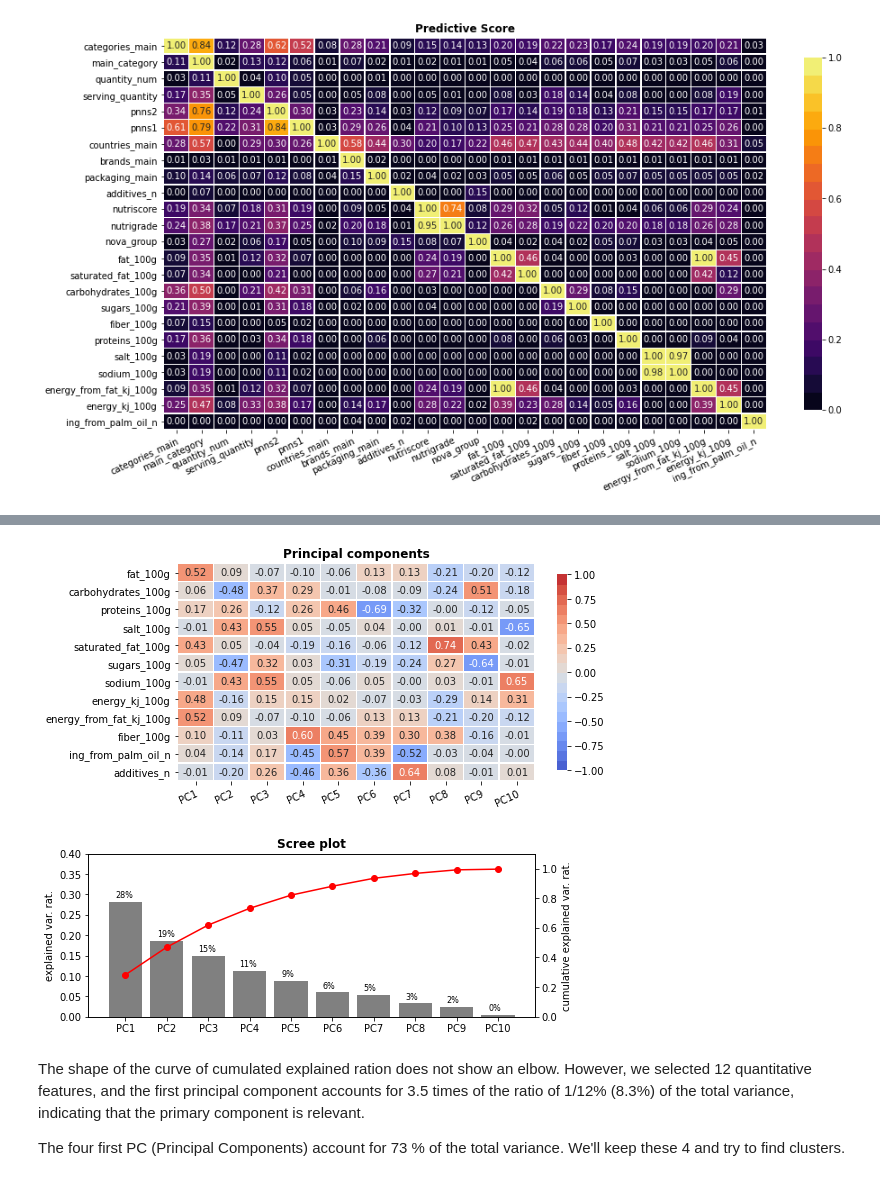
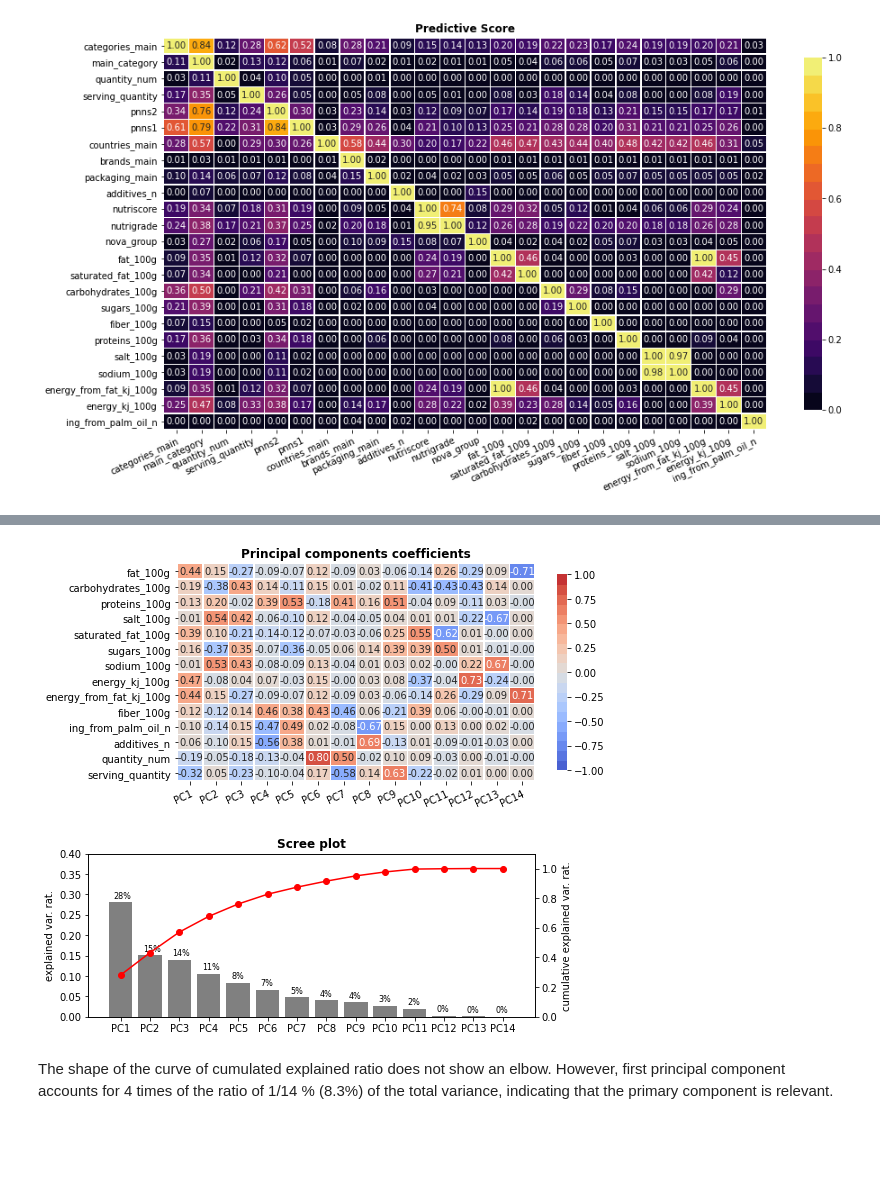
Before and after one commit to SmellyArmure/OC_DS_Project3, a Jupyter notebook: NOTEBOOKS/P3_Analysis.ipynb, the cells around one changed output, grey strips where cells are left out. Saved outputs shown, nothing was run; the diff lists cells and outputs as text; code cells hidden in the pictures; blank space fills up the shorter version.

```diff
--- a/NOTEBOOKS/P3_Analysis.ipynb
+++ b/NOTEBOOKS/P3_Analysis.ipynb
@@ -302,7 +326,7 @@ for i, c in enumerate(quant_cols,1):
         plot_hist_qqplot(df[c].dropna().values, c, save=False)
     else:
         plot_hist_qqplot(df[c].values, c, save=False)
-    # plt.savefig(os.getcwd()+'/FIG/'+'A_1_1_qqplot_'+c+'.png', dpi=400)
+    if plot_enabled: plt.savefig(os.getcwd()+'/FIG/'+'A_1_1_qqplot_'+c+'.png', dpi=400)
     plt.show()
     with pd.option_context('display.float_format', '{:,.3f}'.format):
         display(normality_tests(df[c], print_opt=False))
@@ -707,9 +735,11 @@ plt.plot_date(dates, y_roll, ls='-', markersize=2, lw=1.5, color='b')
 ax = plt.gca()
 sns.regplot(dates, y_roll, marker='None', color='r', ax= ax)
 ax.set(ylim=(0,np.nanmax(y_roll)*1.1))
-ax.set_title("Evolution of mean 'nutriscore' in new products through time", fontweight='bold')
+ax.set_title("Evolution of mean 'nutriscore' in new products through time",
+             fontweight='bold')
 fig.tight_layout()
-# plt.savefig(os.getcwd()+'/FIG/'+'A_2_0_evol_100g_thr_time.png', dpi=400);
+if plot_enabled: plt.savefig(os.getcwd()+'/FIG/'+'A_2_2_evol_nutriscore.png',
+                             dpi=400);
 plt.show()
 
 # Regression coefficients and result of stationary tests on 'nutriscore'
@@ -1491,2 +1573,4 @@ Probably dependent
+# %%
+plot_enabled = False
 # %%
 from P3_Analysis_functions import *
@@ -1494,14 +1597,19 @@ from P3_Analysis_functions import *
 ##### Principal Component Analysis #####
 
 np.set_printoptions(formatter={'float': '{: 6.2f}'.format})
-
 ## --Feature and index (dropna) selection for PCA
-pca_cols = cols_1_Q + cols_2_Q + cols_3_Q
+pca_cols = cols_1_Q + cols_2_Q + cols_3_Q + cols_4_Q
 pca_cols = [c for c in pca_cols if c!='nutriscore']
 id_code = df[pca_cols].dropna(how='any').index
-X = df.loc[id_code, pca_cols].values
-
-## --Data standardisation
-print('-----standardisation-----')
+X = df.loc[id_code, pca_cols].sample(1000).values
+# --Data standardisation
 X_sc = StandardScaler().fit_transform(X)
-print(X_sc)
+# -- Principal components determination
+n_comp = 14
+pca = PCA(n_components=n_comp).fit(X_sc)
+# -- Principal components coefficients (depending on original features)
+pca_df = pd.DataFrame(pca.components_,
+                      index=['PC'+str(i+1) for i in range(n_comp)],
+                      columns=pca_cols).T
+# Projecting X on principal components
+X_proj = pca.transform(X_sc)
@@ -1517,24 +1616,18 @@ print(X_sc)
 # %%
-## Principal components calculation
+# Plotting principal components coefficient
 
-n_comp = 10
-pca = PCA(n_components=n_comp).fit(X_sc)
-
-# coefficients of principal components (original features)
-pca_df = pd.DataFrame(pca.components_,
-                      index=['PC'+str(i+1) for i in range(n_comp)],
-                      columns=pca_cols).T
-plot_heatmap(pca_df,'Principal components', vmin=-1, vmax=1, center=0,
+plot_heatmap(pca_df,'Principal components coefficients', vmin=-1, vmax=1, center=0,
              palette=sns.color_palette("coolwarm", 20),figsize=(8,4),shape='rect')
-# plt.savefig(os.getcwd()+'/FIG/'+'A_3_1_principal_components.png', dpi=400);
+if plot_enabled: plt.savefig(os.getcwd()+'/FIG/'+'A_4_1_principal_components.png',
+                             dpi=400);
 plt.show()
 # %% [output]
-[figure, old version]
+[figure, new version]
 # %%
-# Plotting explained variance ratio
+# Plotting explained variance ratio in scree plot
 
 exp_var_rat = pca.explained_variance_ratio_
-plt.bar(x=pca_df.columns,height=exp_var_rat, color='grey')
+plt.bar(x=pca_df.columns, height=exp_var_rat, color='grey')
 ax1 = plt.gca()
 ax1.set(ylim=(0,0.4))
 ax2 = ax1.twinx()
@@ -1550,11 +1643,10 @@ for i, p in enumerate(ax1.patches):
 
 plt.gcf().set_size_inches(8,3)
 plt.title('Scree plot', fontweight='bold')
-# plt.savefig(os.getcwd()+'/FIG/'+'A_4_1_scree_plot.png', dpi=400);
+if plot_enabled: plt.savefig(os.getcwd()+'/FIG/'+'A_4_1_scree_plot.png',
+                             dpi=400);
 plt.show()
 # %% [output]
-[figure, old version]
+[figure, new version]
 # %% [markdown]
-The shape of the curve of cumulated explained ration does not show an elbow. However, we selected 12 quantitative features, and the first principal component accounts for 3.5 times of the ratio of 1/12% (8.3%) of the total variance, indicating that the primary component is relevant.
-
-The four first PC (Principal Components) account for 73 % of the total variance. We'll keep these 4 and try to find clusters.
+The shape of the curve of cumulated explained ratio does not show an elbow. However, first principal component accounts for 4 times of the ratio of 1/14 % (8.3%) of the total variance, indicating that the primary component is relevant.
```
Also changed, not shown: parts of 82 cells of this notebook, 37 other files.
